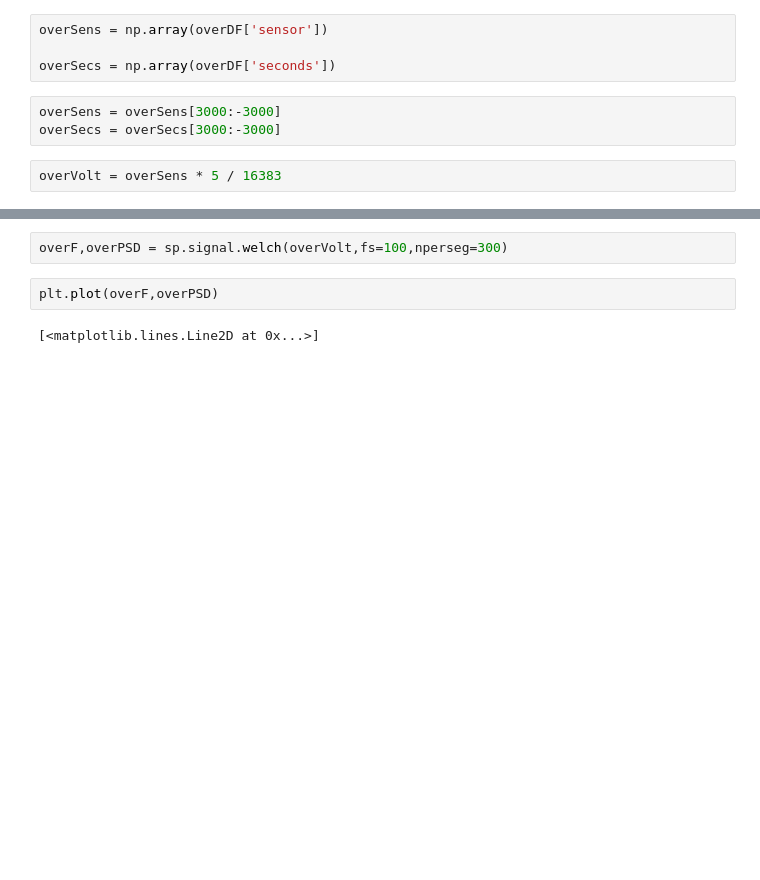
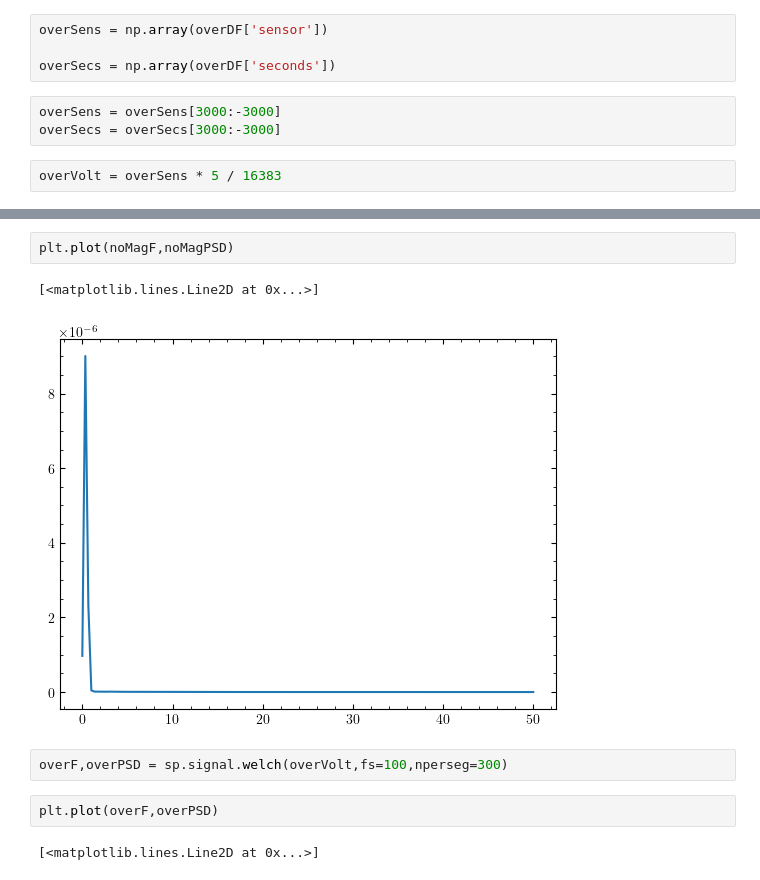
Before and after one commit to Bkorotko03/ALTrainSeismo, a Jupyter notebook: testsAndSuch/platformTestAnalysis.ipynb, the cells around one changed output, grey strips where cells are left out. Saved outputs shown, nothing was run; the diff lists cells and outputs as text; blank space fills up the shorter version.

```diff
--- a/testsAndSuch/platformTestAnalysis.ipynb
+++ b/testsAndSuch/platformTestAnalysis.ipynb
@@ -62,3 +70,8 @@ plt.plot(overSecs,overVolt)
+# %%
+plt.plot(noMagF,noMagPSD)
+# %% [output]
+[<matplotlib.lines.Line2D at 0x...>]
+[figure, added]
 # %%
 overF,overPSD = sp.signal.welch(overVolt,fs=100,nperseg=300)
 # %%
```
Also changed, not shown: parts of 8 cells of this notebook, 4 other files.
